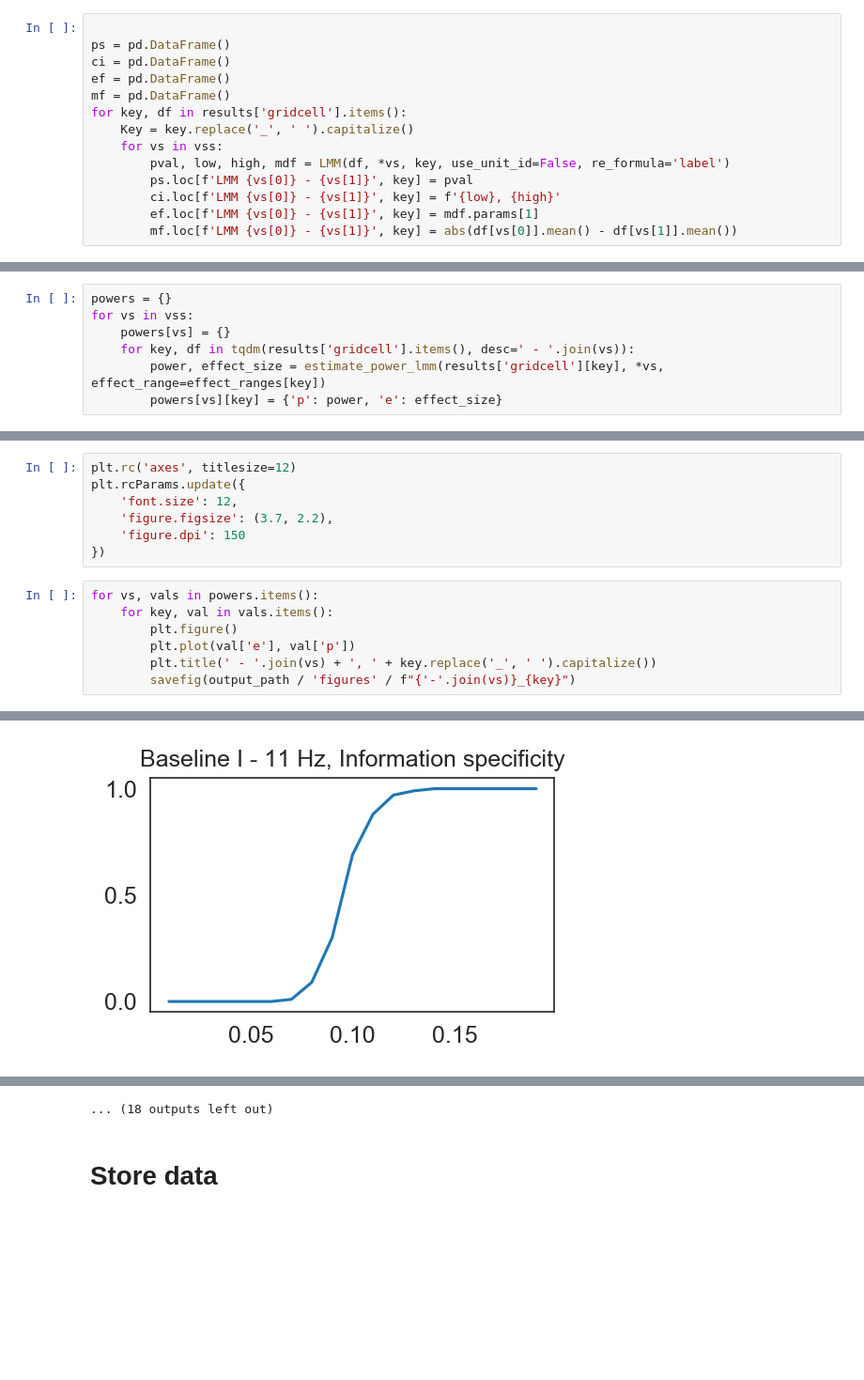
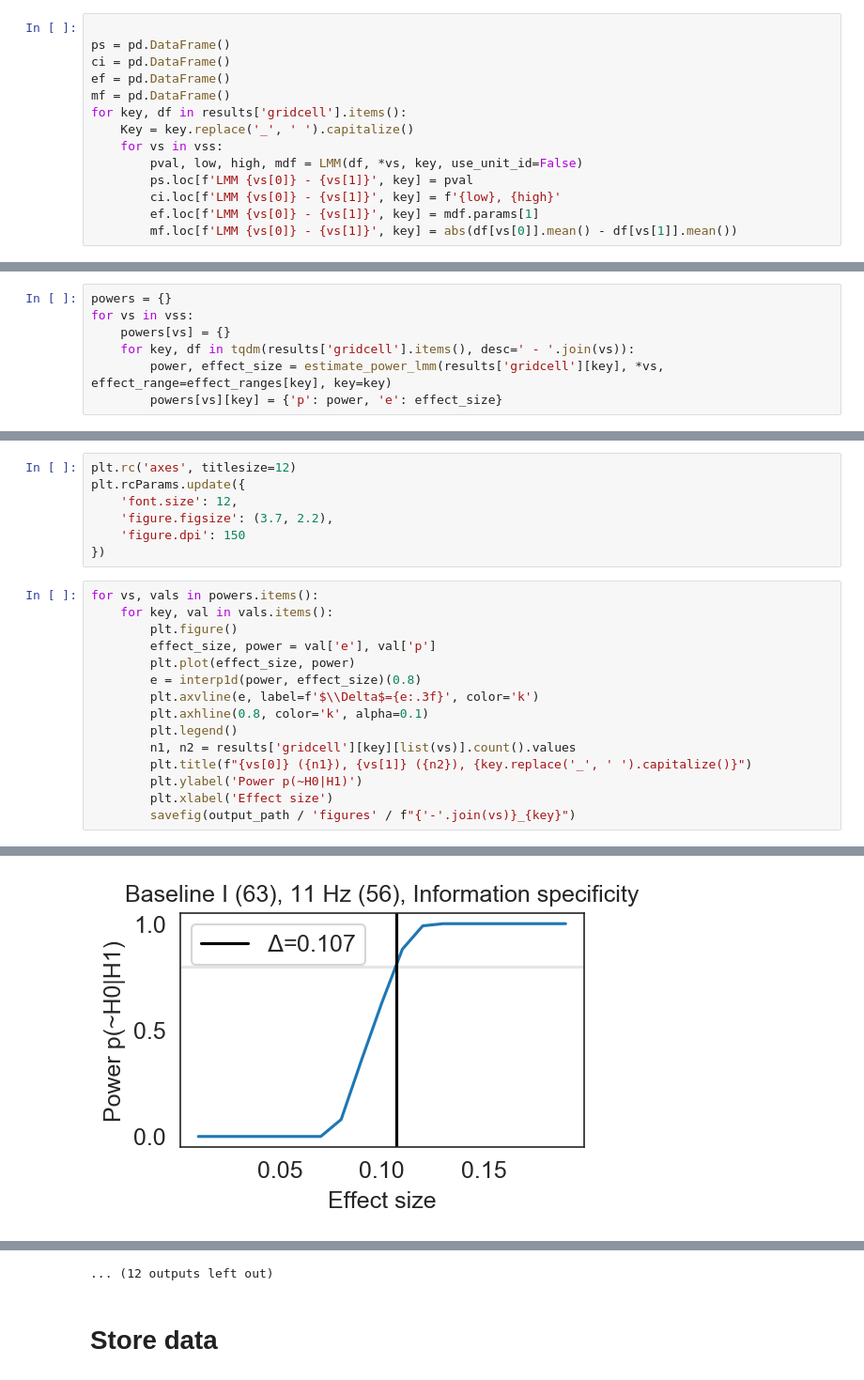
Before and after one commit to CINPLA/septum-mec, a Jupyter notebook: notebooks/20_comparisons_power.ipynb, the cells around one changed output, grey strips where cells are left out. Shown: that part at 94% size. Cells and saved outputs as stored; diff of their text form; blank space fills up the shorter version.

```diff
--- a/notebooks/20_comparisons_power.ipynb
+++ b/notebooks/20_comparisons_power.ipynb
@@ -124,7 +124,7 @@ mf = pd.DataFrame()
 for key, df in results['gridcell'].items():
     Key = key.replace('_', ' ').capitalize()
     for vs in vss:
-        pval, low, high, mdf = LMM(df, *vs, key, use_unit_id=False, re_formula='label')
+        pval, low, high, mdf = LMM(df, *vs, key, use_unit_id=False)
         ps.loc[f'LMM {vs[0]} - {vs[1]}', key] = pval
         ci.loc[f'LMM {vs[0]} - {vs[1]}', key] = f'{low}, {high}'
         ef.loc[f'LMM {vs[0]} - {vs[1]}', key] = mdf.params[1]
@@ -175,7 +175,7 @@ powers = {}
 for vs in vss:
     powers[vs] = {}
     for key, df in tqdm(results['gridcell'].items(), desc=' - '.join(vs)):
-        power, effect_size = estimate_power_lmm(results['gridcell'][key], *vs, effect_range=effect_ranges[key])
+        power, effect_size = estimate_power_lmm(results['gridcell'][key], *vs, effect_range=effect_ranges[key], key=key)
         powers[vs][key] = {'p': power, 'e': effect_size}
 # %% [output]
 HBox(children=(IntProgress(value=0, description='Baseline I - 11 Hz', max=10, style=ProgressStyle(description_…
@@ -192,7 +202,15 @@ plt.rcParams.update({
 for vs, vals in powers.items():
     for key, val in vals.items():
         plt.figure()
-        plt.plot(val['e'], val['p'])
-        plt.title(' - '.join(vs) + ', ' + key.replace('_', ' ').capitalize())
+        effect_size, power = val['e'], val['p']
+        plt.plot(effect_size, power)
+        e = interp1d(power, effect_size)(0.8)
+        plt.axvline(e, label=f'$\\Delta$={e:.3f}', color='k')
+        plt.axhline(0.8, color='k', alpha=0.1)
+        plt.legend()
+        n1, n2 = results['gridcell'][key][list(vs)].count().values
+        plt.title(f"{vs[0]} ({n1}), {vs[1]} ({n2}), {key.replace('_', ' ').capitalize()}")
+        plt.ylabel('Power p(~H0|H1)')
+        plt.xlabel('Effect size')
         savefig(output_path / 'figures' / f"{'-'.join(vs)}_{key}")
 # %% [output]
@@ -201 +219 @@ for vs, vals in powers.items():
-[figure, old version]
+[figure, new version]
@@ -211,4 +229,4 @@ for vs, vals in powers.items():
-... (18 outputs left out)
+... (12 outputs left out)
 # %% [markdown]
 # Store data
 # %%
```
Also changed, not shown: parts of 6 cells of this notebook, 14 other files.
